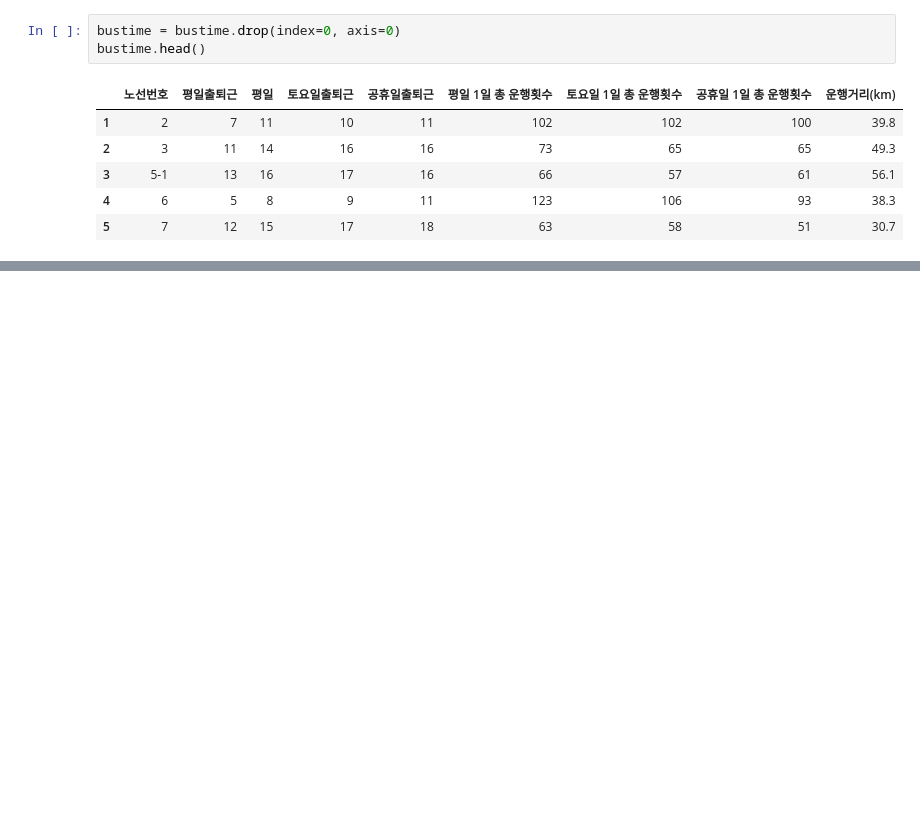
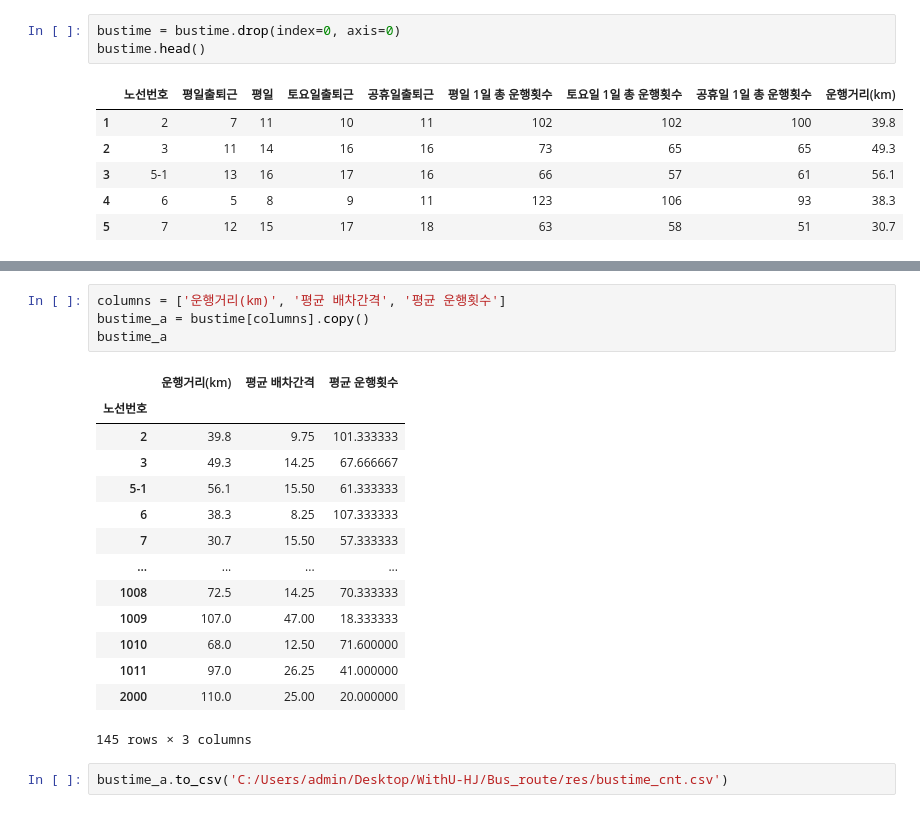
Before and after one commit to WithU-Bus/WithU-Bus, a Jupyter notebook: Bus_route/배차간격.ipynb, the cells around one changed output, grey strips where cells are left out. Saved outputs shown, nothing was run; the diff lists cells and outputs as text; blank space fills up the shorter version.

```diff
--- a/Bus_route/배차간격.ipynb
+++ b/Bus_route/배차간격.ipynb
@@ -143,3 +160,24 @@ bustime
+# %%
+columns = ['운행거리(km)', '평균 배차간격', '평균 운행횟수']
+bustime_a = bustime[columns].copy()
+bustime_a
+# %% [output]
+|  | 운행거리(km) | 평균 배차간격 | 평균 운행횟수 |
+| 노선번호 |  |  |  |
+| 2 | 39.8 | 9.75 | 101.333333 |
+| 3 | 49.3 | 14.25 | 67.666667 |
+| 5-1 | 56.1 | 15.50 | 61.333333 |
+| 6 | 38.3 | 8.25 | 107.333333 |
+| 7 | 30.7 | 15.50 | 57.333333 |
+| ... | ... | ... | ... |
+| 1008 | 72.5 | 14.25 | 70.333333 |
+| 1009 | 107.0 | 47.00 | 18.333333 |
+| 1010 | 68.0 | 12.50 | 71.600000 |
+| 1011 | 97.0 | 26.25 | 41.000000 |
+| 2000 | 110.0 | 25.00 | 20.000000 |
+145 rows × 3 columns
+# %%
+bustime_a.to_csv('C:/Users/admin/Desktop/WithU-HJ/Bus_route/res/bustime_cnt.csv')
 # %%
 for i in range(0, 4):
     interval = bustime[[bustime.columns[i]]]
```
Also changed, not shown: parts of 18 cells of this notebook, 9 other files.
